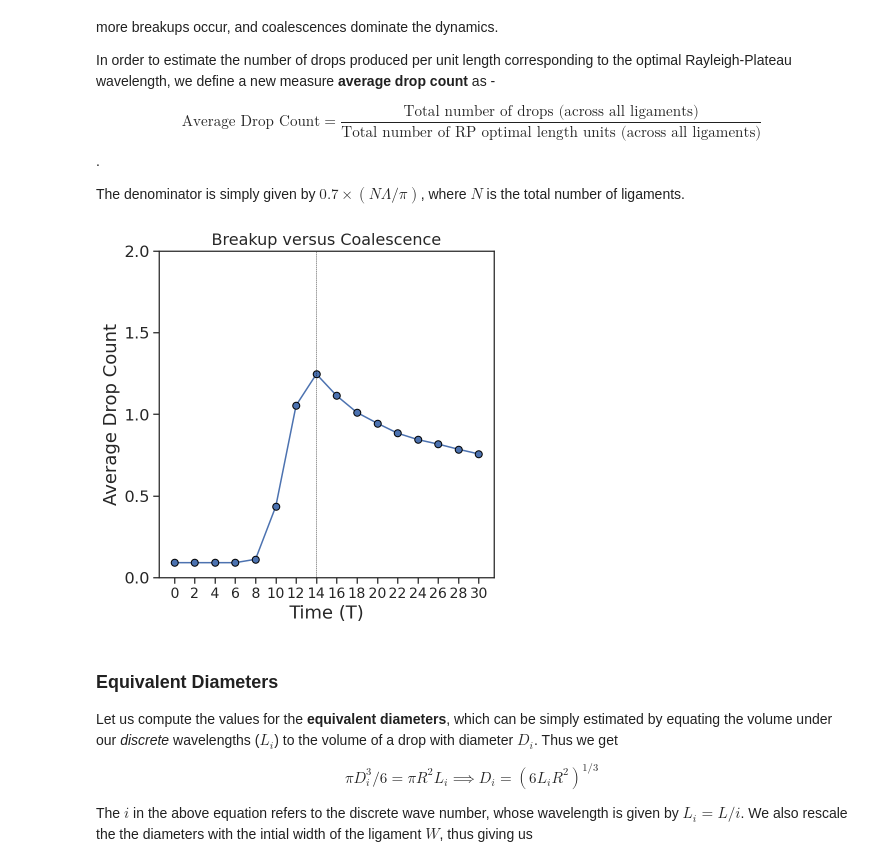
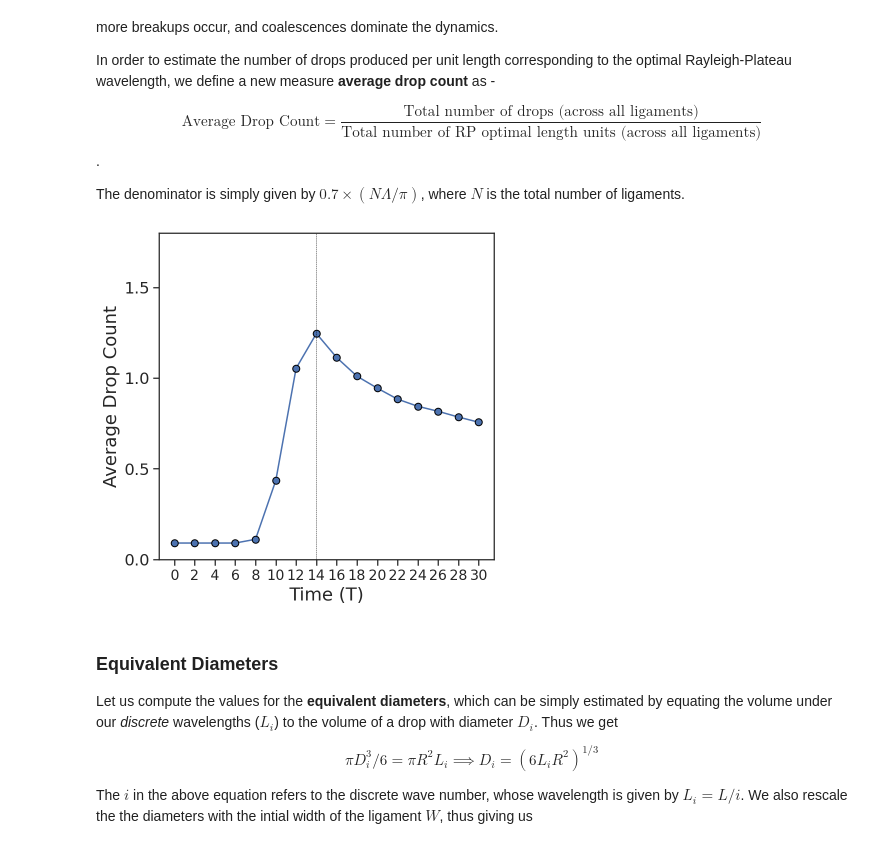
Before and after one commit to palsagar/ligaments_analysis, a Jupyter notebook: analysis_d2.ipynb, the cells around one changed output. Saved outputs shown, nothing was run; the diff lists cells and outputs as text; code cells hidden in the pictures.

Commit message:
new figures added for v2 of paper

```diff
--- a/analysis_d2.ipynb
+++ b/analysis_d2.ipynb
@@ -88,22 +91,22 @@ The denominator is simply given by $0.7 \times (N\Lambda / \pi)$, where $N$ is t
 # %%
 %matplotlib inline
 
 rp_units = (ndrops.loc[0,"drops"] * 0.7 * 50.0)/np.pi
 #print(rp_units)
 plt.figure(figsize=(6,6));
 plt.plot(ndrops['time'], ndrops['drops'] / rp_units, marker = 'o', markersize = '7',
         markeredgecolor = 'black');
 plt.axvline(x=14, linewidth=0.4 , color="black", linestyle='--')
 plt.xticks(np.arange(0,32,step=2), fontsize=14);
 plt.yticks(np.linspace(0,2,5), fontsize=16);
 #plt.yscale('log');
-plt.ylim(bottom = 0, top=2);
+plt.ylim(bottom = 0, top=1.8);
 plt.ylabel("Average Drop Count", fontsize = 18);
 plt.xlabel("Time (T)", fontsize=18);
-plt.title("Breakup versus Coalescence", fontsize= 16);
-plt.savefig("./plots_paper/breakup_vs_coal.pdf", dpi=200);
+#plt.title("Breakup versus Coalescence", fontsize= 16);
+plt.savefig("./plots_v2/breakup_vs_coal.pdf", dpi=200, bbox_inches="tight");
 # %% [output]
-[figure, old version]
+[figure, new version]
 # %% [markdown]
 ### Equivalent Diameters
 Let us compute the values for the **equivalent diameters**, which can be simply estimated by equating the volume under our *discrete* wavelengths ($L_i $) to the volume of a drop with diameter $D_i$. Thus we get
```
Also changed, not shown: parts of 9 cells of this notebook, 15 other files.
